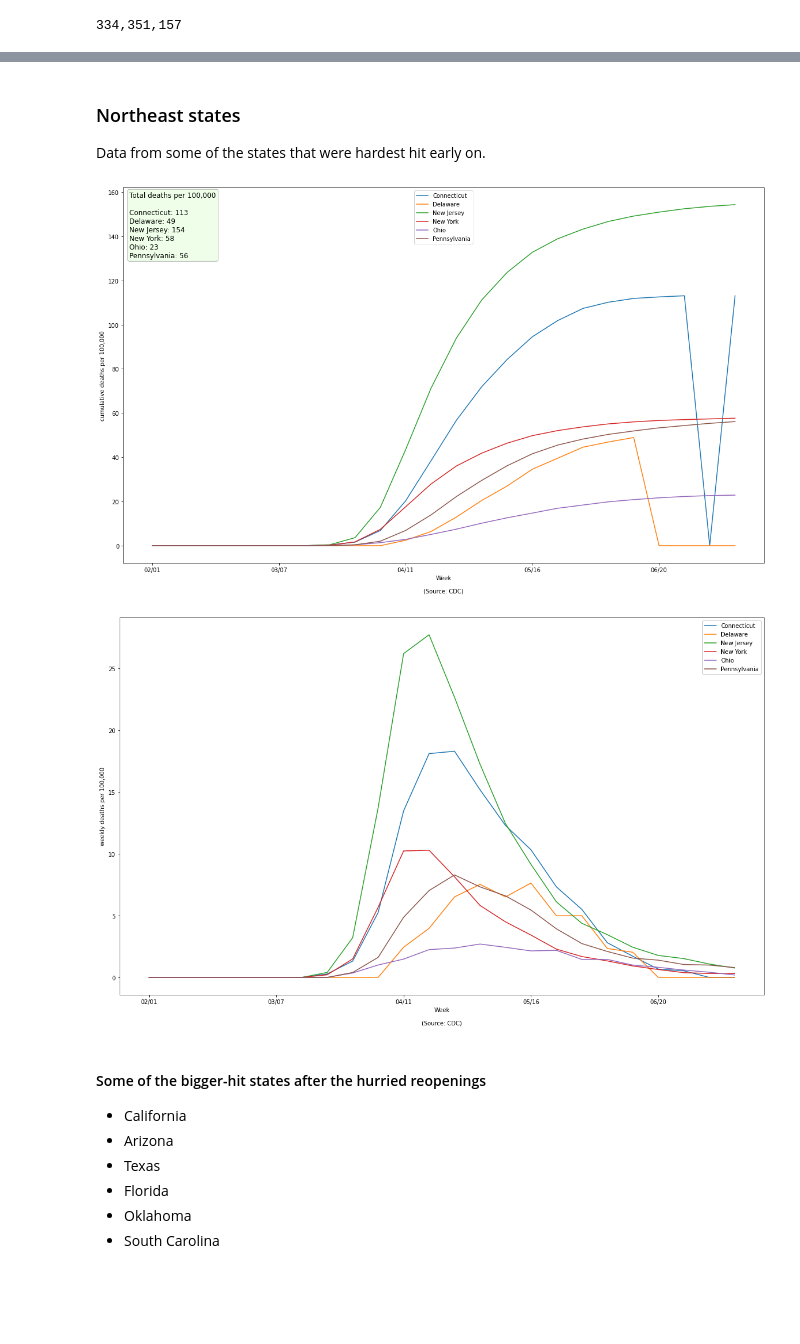
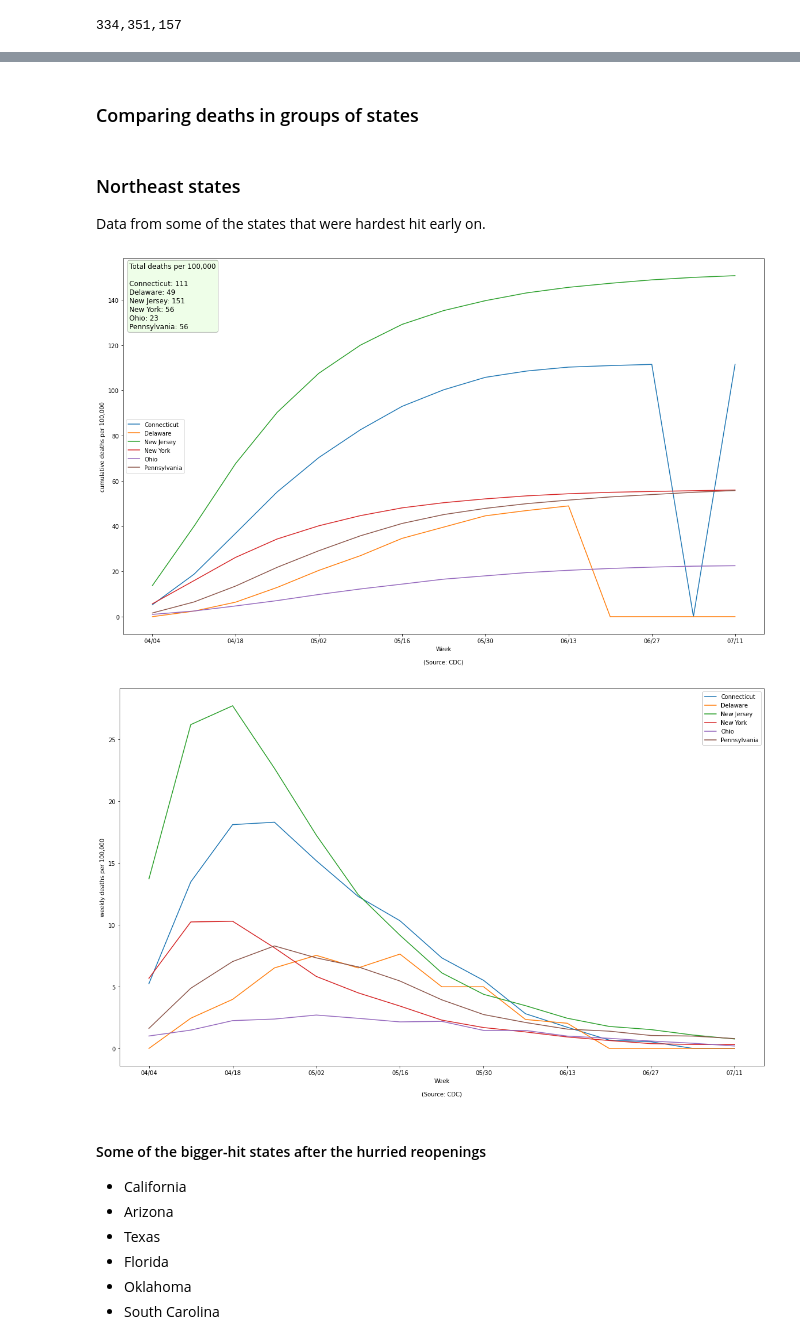
Before and after one commit to bmc/covid19, a Jupyter notebook: cdc.ipynb, the cells around one changed output, grey strips where cells are left out. Drawn from its saved outputs; the diff is of its cells as text; code cells hidden in the pictures; blank space fills up the shorter version.

```diff
--- a/cdc.ipynb
+++ b/cdc.ipynb
@@ -51,6 +51,8 @@ populations = load_united_states_population_data()
 print(f"{populations['United States']:,}")
 # %% [output]
 334,351,157
+# %%
+STARTING_DATE = datetime(year=2020, month=4, day=1)
 # %%
 # Load the data.
 
@@ -59,6 +61,7 @@ def load_data():
     date_fmt = '%m/%d/%Y'
     for col in ('Data as of', 'Start week', 'End Week'):
         df[col] = pd.to_datetime(df[col], format=date_fmt)
+
     df['month_day'] = df.apply(lambda r: r['Start week'].date().strftime("%m/%d"), axis=1)
 
     columns_to_rename = {
@@ -73,8 +76,9 @@ def load_data():
     }
 
     df2 = df.rename(columns=columns_to_rename)
+    df3 = df2.loc[df2.start_week >= STARTING_DATE]
     desired_columns = list(columns_to_rename.values()) + ['month_day']
-    return df2[desired_columns]
+    return df3[desired_columns]
 # %%
 df = load_data()
 df
@@ -148,7 +152,7 @@ PLOT_TYPE_LABELS = {
 }
 
 def plot_deaths_for_one(df, state, plot_types={PlotType.CUMULATIVE_DEATHS},
-                        image_file_name=None, figsize=(20, 12), legend_loc='upper center',
+                        image_file=None, figsize=(20, 12), legend_loc='upper center',
                         marker=False, trim_final_week=True):
     """
     Extract weekly death counts for a particular state or
@@ -162,7 +166,7 @@ def plot_deaths_for_one(df, state, plot_types={PlotType.CUMULATIVE_DEATHS},
     state           - The state for which data is to be plotted.
     plot_types      - Whether to plot cumulative deaths, weekly deaths,
                       or both.
-    image_file_name - Optional name of file to which to save the plot.
+    image_file      - Optional name of file to which to save the plot.
     figsize         - The desired size of the plot.
     legend_loc      - Desired location of the legend. The legend is
                       only displayed if more than one plot type is
@@ -194,13 +198,23 @@ def plot_deaths_for_one(df, state, plot_types={PlotType.CUMULATIVE_DEATHS},
     date_fmt = '%b %d'
     start_date = df2.start_week.min().strftime(date_fmt)
     end_date = df2.start_week.max().strftime(date_fmt)
-    textbox(ax, 0.01, 0.98, f"{state} deaths from {start_date} to {end_date}")
+
+    text_lines = [f"{state} deaths from {start_date} to {end_date}"]
+    if PlotType.CUMULATIVE_DEATHS in plot_types:
+        total = int(round(df2.cumulative_deaths.max()))
+        text_lines.append(f'\nTotal deaths: {total:,}')
+
+    textbox(ax, 0.01, 0.98, '\n'.join(text_lines))
 
     if len(plot_types) > 1:
         ax.legend(legend_labels, loc=legend_loc)
 
     ax.set_ylabel(f"{state} deaths")
     ax.set_xlabel("Week\n\n(Source: CDC)")
+
+    if image_file is not None:
+        fig.savefig(os.path.join(IMAGES_PATH, image_file))
+
     return fig, ax
 # %% [markdown]
 ## Plots
@@ -214,0 +237,3 @@ fig, ax = plot_deaths_for_one(df, 'United States', plot_types=PlotType.all(), ma
+# %%
+fig, ax = plot_deaths_for_one(df, 'California', plot_types=PlotType.all(), marker=True,
+                              image_file='cdc-ca-deaths.png')
@@ -215,3 +242,5 @@ fig, ax = plot_deaths_for_one(df, 'United States', plot_types=PlotType.all(), ma
+# %% [markdown]
+### Comparing deaths in groups of states
 # %%
 def plot_deaths_for_many(df, states, plot_type, image_file=None,
                          per_n=1, populations=None,
@@ -302,13 +331,15 @@ Data from some of the states that were hardest hit early on.
 # %%
 ne_states = ('Connecticut', 'New York', 'New Jersey', 'Pennsylvania', 'Delaware', 'Ohio')
 # %%
-plot_deaths_for_many(df, ne_states, PlotType.CUMULATIVE_DEATHS, per_n=100_000, populations=populations);
+plot_deaths_for_many(df, ne_states, PlotType.CUMULATIVE_DEATHS, per_n=100_000, populations=populations,
+                     image_file='cdc-ne-states-cum-deaths.png', legend_loc='center left');
 # %% [output]
-[figure, old version]
+[figure, new version]
 # %%
-plot_deaths_for_many(df, ne_states, PlotType.WEEKLY_DEATHS, per_n=100_000, populations=populations);
+plot_deaths_for_many(df, ne_states, PlotType.WEEKLY_DEATHS, per_n=100_000, populations=populations,
+                     image_file='cdc-ne-states-weeklyl-deaths.png');
 # %% [output]
-[figure, old version]
+[figure, new version]
 # %% [markdown]
 #### Some of the bigger-hit states after the hurried reopenings
 
```
Also changed, not shown: parts of 10 cells of this notebook.
